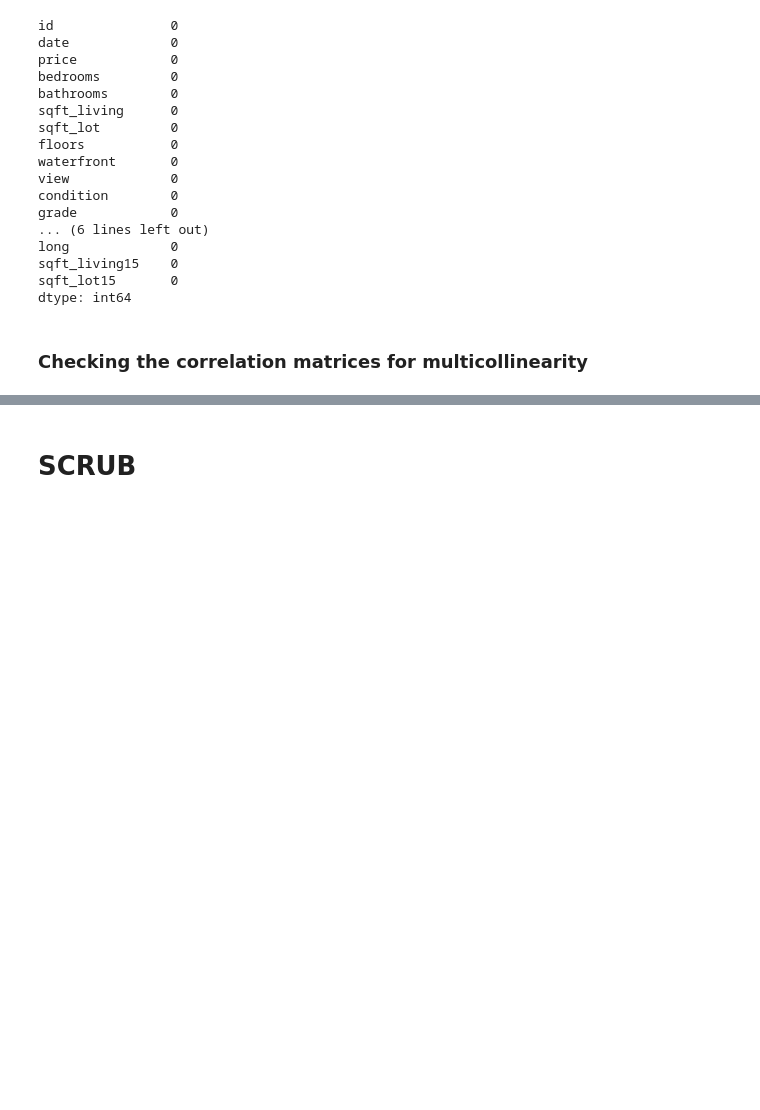
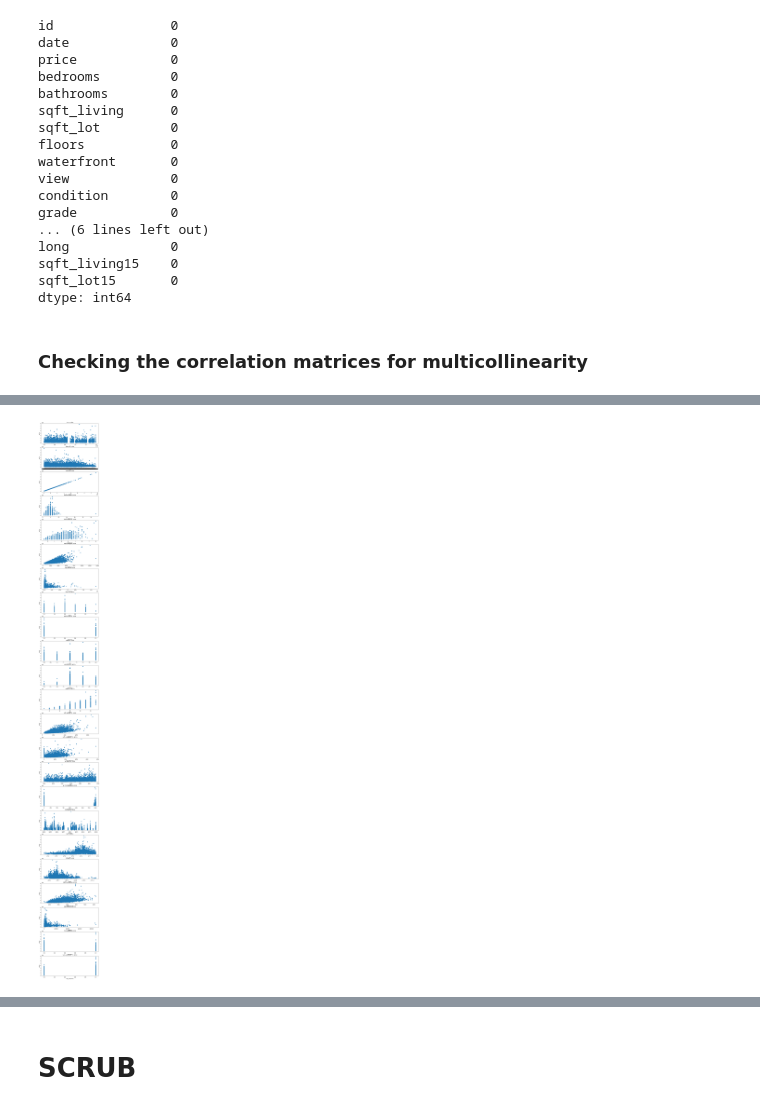
Before and after one commit to ebtezcan/dsc-phase-2-project, a Jupyter notebook: index_OSEMN_plus_mvp.ipynb, the cells around one changed output, grey strips where cells are left out. Cells and saved outputs as stored; diff of their text form; code cells hidden in the pictures; blank space fills up the shorter version.

```diff
--- a/index_OSEMN_plus_mvp.ipynb
+++ b/index_OSEMN_plus_mvp.ipynb
@@ -417,0 +472,16 @@ dtype: int64
+# %%
+import seaborn as sns
+
+def plot(df, target='price'):
+    fig, ax = plt.subplots(nrows = len(df.columns), figsize=(10,100))
+
+    for i, col in enumerate(df.columns):
+#         sns.lmplot(x=col, y=target, data=df)
+        ax[i].scatter(df[col], df[target])
+        ax[i].set_xlabel(col)
+        ax[i].set_ylabel(target)
+        ax[i].set_title(f"{col} vs. {target}")
+# %%
+plot(df=df, target='price')
+# %% [output]
+[figure, added]
```
Also changed, not shown: parts of 37 cells of this notebook.
